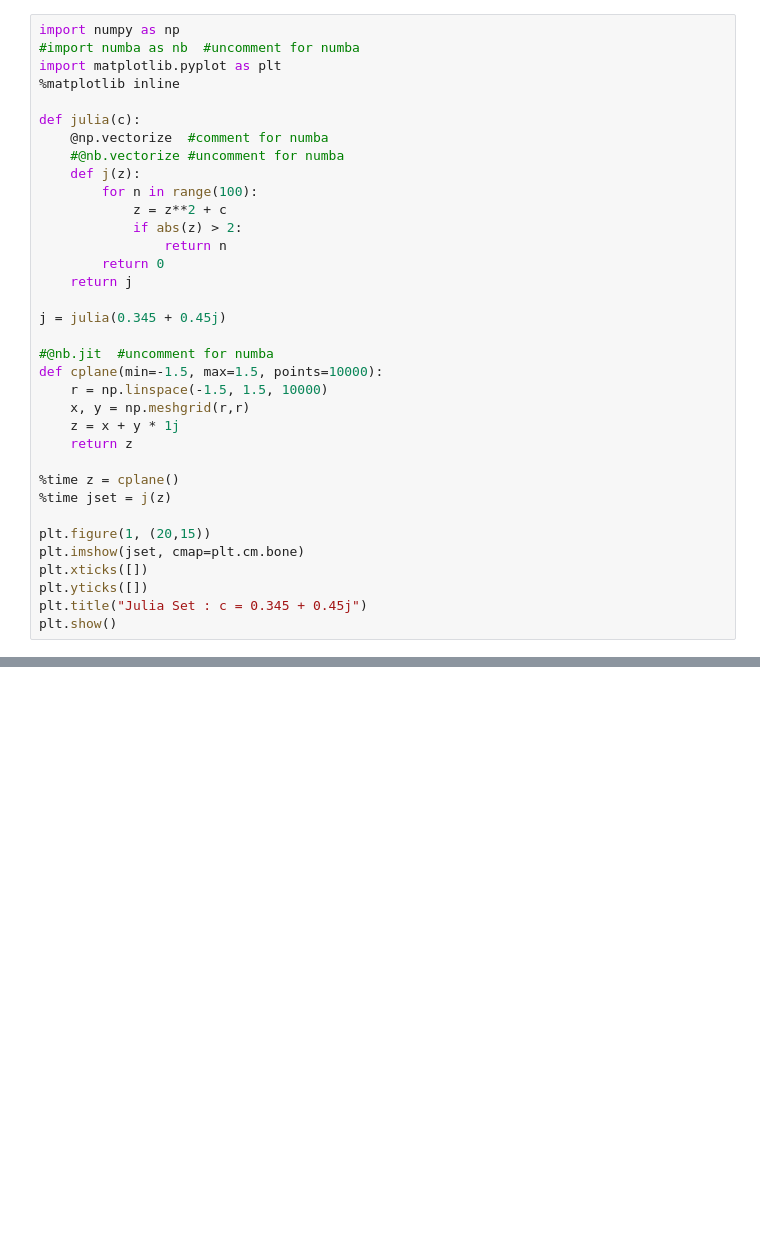
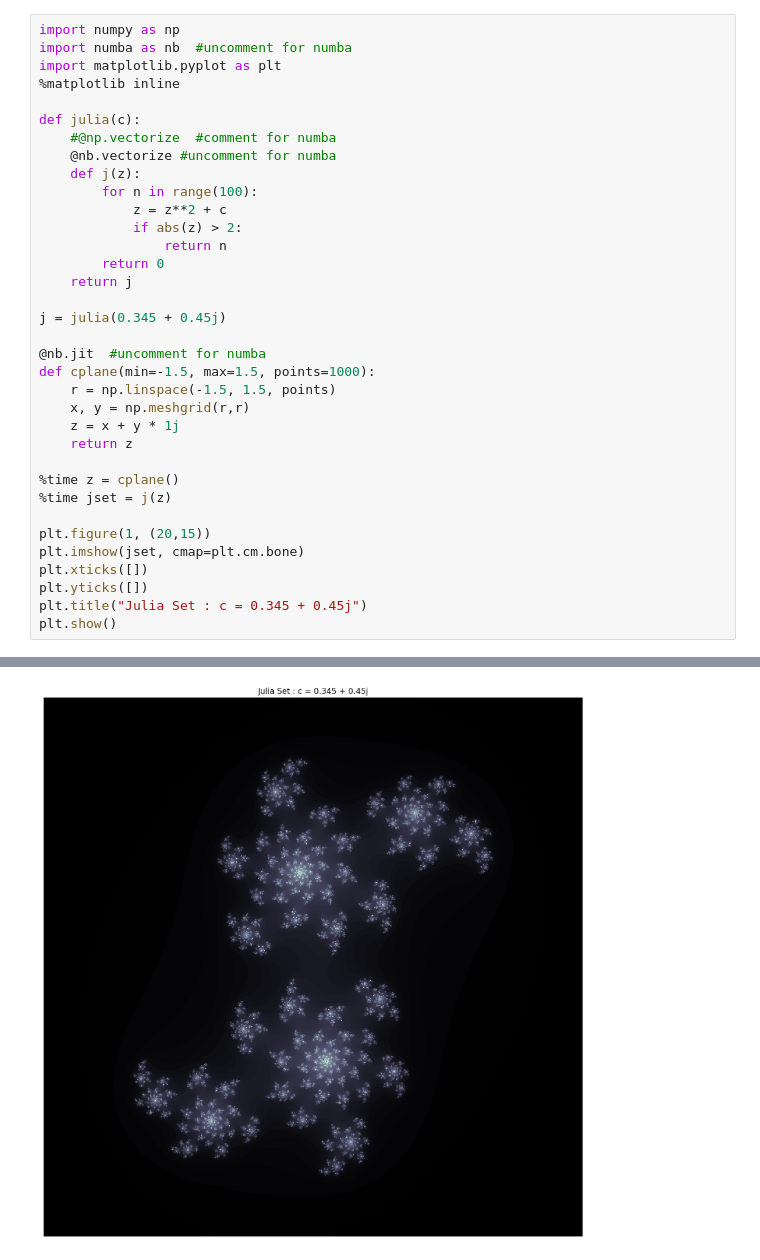
Before and after one commit to chapman-phys220-2018s/cw-13-phys220, a Jupyter notebook: cw-juliasets.ipynb, the cells around one changed output, grey strips where cells are left out. Saved outputs shown, nothing was run; the diff lists cells and outputs as text; blank space fills up the shorter version.

Commit message:
less points so cocalc can handle it

```diff
--- a/cw-juliasets.ipynb
+++ b/cw-juliasets.ipynb
@@ -1,12 +1,12 @@
 # %%
 import numpy as np
-#import numba as nb  #uncomment for numba
+import numba as nb  #uncomment for numba
 import matplotlib.pyplot as plt
 %matplotlib inline
 
 def julia(c):
-    @np.vectorize  #comment for numba
-    #@nb.vectorize #uncomment for numba
+    #@np.vectorize  #comment for numba
+    @nb.vectorize #uncomment for numba
     def j(z):
         for n in range(100):
             z = z**2 + c
@@ -17,9 +17,9 @@ def julia(c):
 
 j = julia(0.345 + 0.45j)
 
-#@nb.jit  #uncomment for numba
-def cplane(min=-1.5, max=1.5, points=10000):
-    r = np.linspace(-1.5, 1.5, 10000)
+@nb.jit  #uncomment for numba
+def cplane(min=-1.5, max=1.5, points=1000):
+    r = np.linspace(-1.5, 1.5, points)
     x, y = np.meshgrid(r,r)
     z = x + y * 1j
     return z
@@ -37,0 +41 @@ plt.show()
+[figure, added]
```
Also changed, not shown: parts of 1 cell of this notebook.
